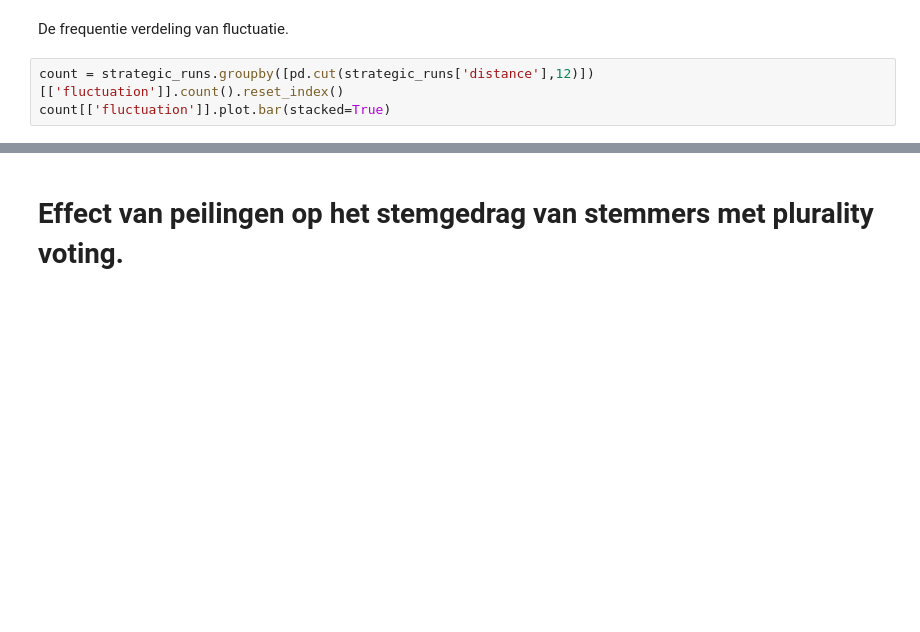
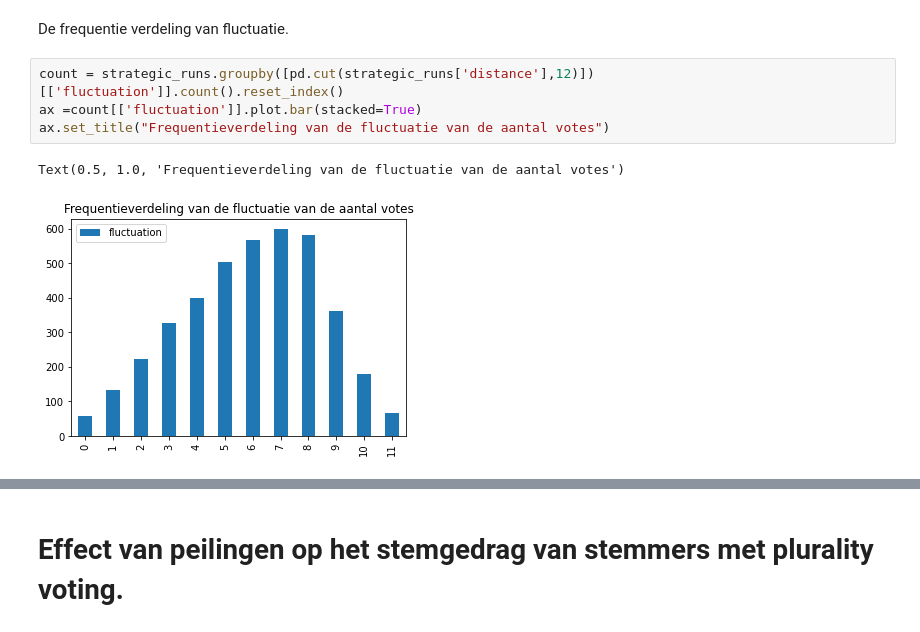
Before and after one commit to darkraisisi/AI-ST-OP2, a Jupyter notebook: Simulatie analysis.ipynb, the cells around one changed output, grey strips where cells are left out. Drawn from its saved outputs; the diff is of its cells as text; blank space fills up the shorter version.

```diff
--- a/Simulatie analysis.ipynb
+++ b/Simulatie analysis.ipynb
@@ -104,4 +212,8 @@ strategic_runs[['strat_perc']].describe()
 De frequentie verdeling van fluctuatie.<br>
 # %%
 count = strategic_runs.groupby([pd.cut(strategic_runs['distance'],12)])[['fluctuation']].count().reset_index()
-count[['fluctuation']].plot.bar(stacked=True)
+ax =count[['fluctuation']].plot.bar(stacked=True)
+ax.set_title("Frequentieverdeling van de fluctuatie van de aantal votes")
+# %% [output]
+Text(0.5, 1.0, 'Frequentieverdeling van de fluctuatie van de aantal votes')
+[figure, added]
```
Also changed, not shown: parts of 24 cells of this notebook.
